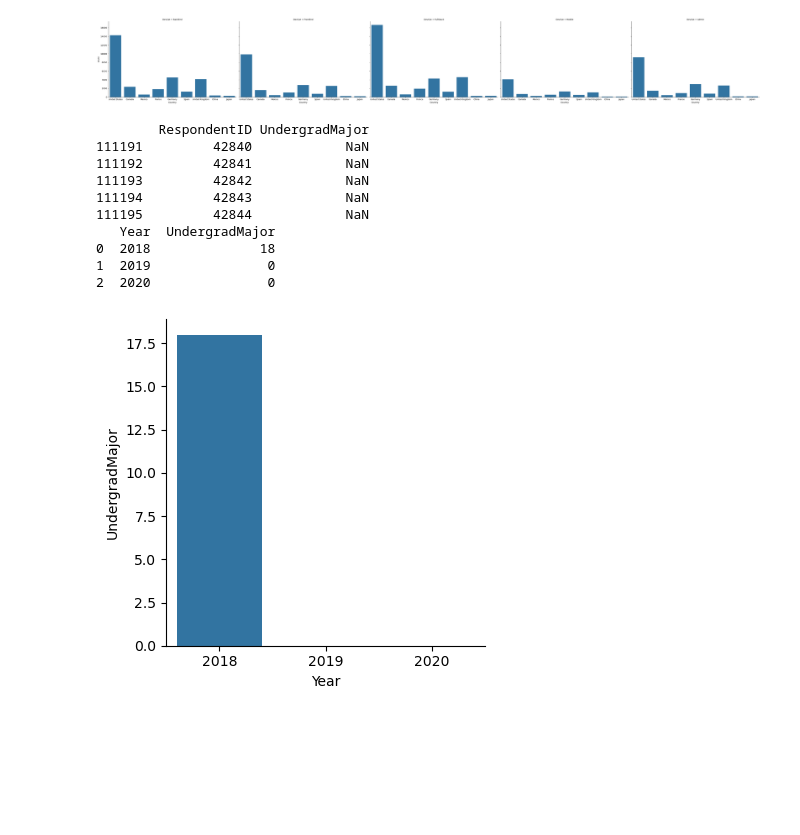
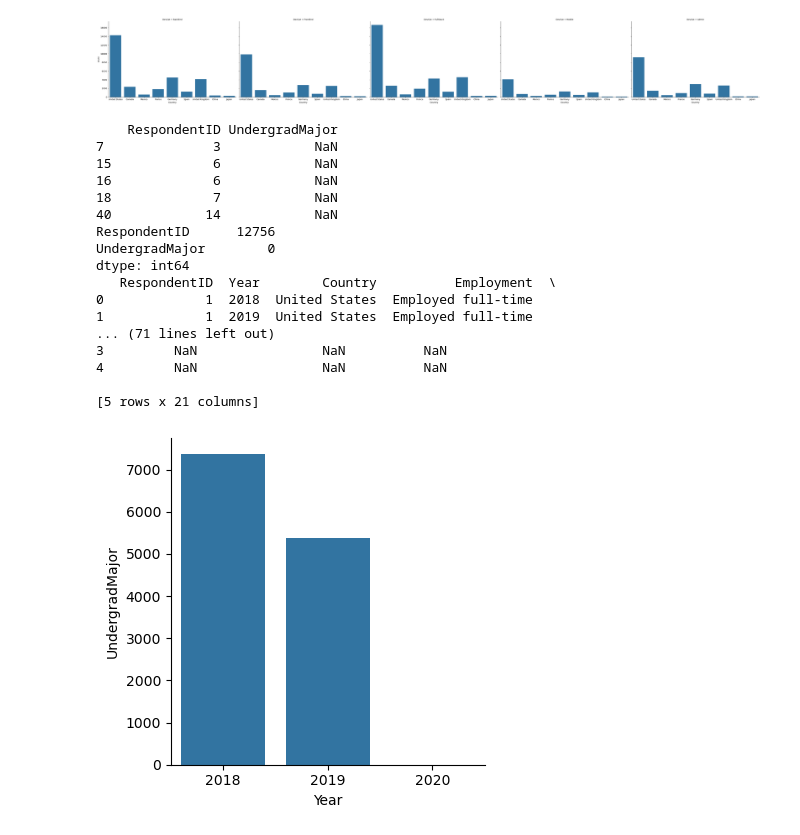
Before and after one commit to pedrodinism/StackOverflow, a Jupyter notebook: StackOverflow.ipynb, the cells around one changed output. Saved outputs shown, nothing was run; the diff lists cells and outputs as text; code cells hidden in the pictures; blank space fills up the shorter version.

```diff
--- a/StackOverflow.ipynb
+++ b/StackOverflow.ipynb
@@ -159,35 +159,44 @@ devFig = sns.catplot(x="Country", col="DevCat",
 [figure]
 [figure]
 # %%
+df = pd.read_csv('developer_dataset.csv')
+
 ## shows all rows where UndergradMajor is null
 temp = df[['RespondentID','UndergradMajor']][df['UndergradMajor'].isnull()]
 print(temp.head())
+print(temp.count())
 
 ## show the count of records that have UndergradMajor as null, per year
 missing_undergrad = df['UndergradMajor'].isnull().groupby(df['Year']).sum().reset_index()
-
-print(missing_undergrad.head())
 
 sns.catplot(x='Year',
             y='UndergradMajor',
             data=missing_undergrad,
             kind='bar',
             height=4,
             aspect=1);
 
 ## sort by id and year and apply NOCB
 
 df = df.sort_values(['RespondentID', 'Year'])
+print(df.head())
 df['UndergradMajor'].bfill(axis=0, inplace=True)
 # %% [output]
-        RespondentID UndergradMajor
-111191         42840            NaN
-111192         42841            NaN
-111193         42842            NaN
-111194         42843            NaN
-111195         42844            NaN
-   Year  UndergradMajor
-0  2018              18
-1  2019               0
-2  2020               0
+    RespondentID UndergradMajor
+7              3            NaN
+15             6            NaN
+16             6            NaN
+18             7            NaN
+40            14            NaN
+RespondentID      12756
+UndergradMajor        0
+dtype: int64
+   RespondentID  Year        Country          Employment  \
+0             1  2018  United States  Employed full-time
+1             1  2019  United States  Employed full-time
+... (71 lines left out)
+3         NaN                NaN          NaN
+4         NaN                NaN          NaN
+
+[5 rows x 21 columns]
-[figure, old version]
+[figure, new version]
```
Also changed, not shown: parts of 3 cells of this notebook.
